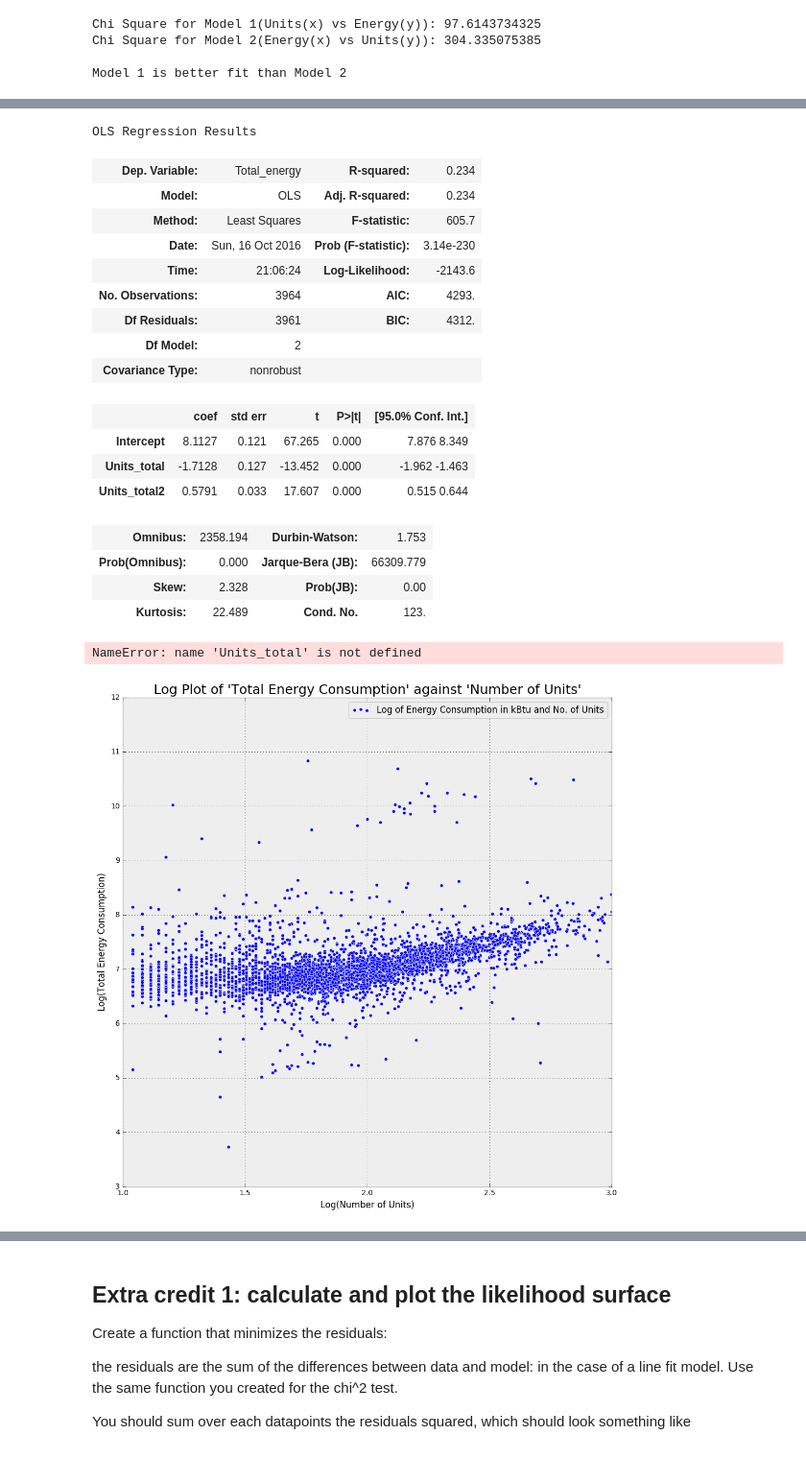
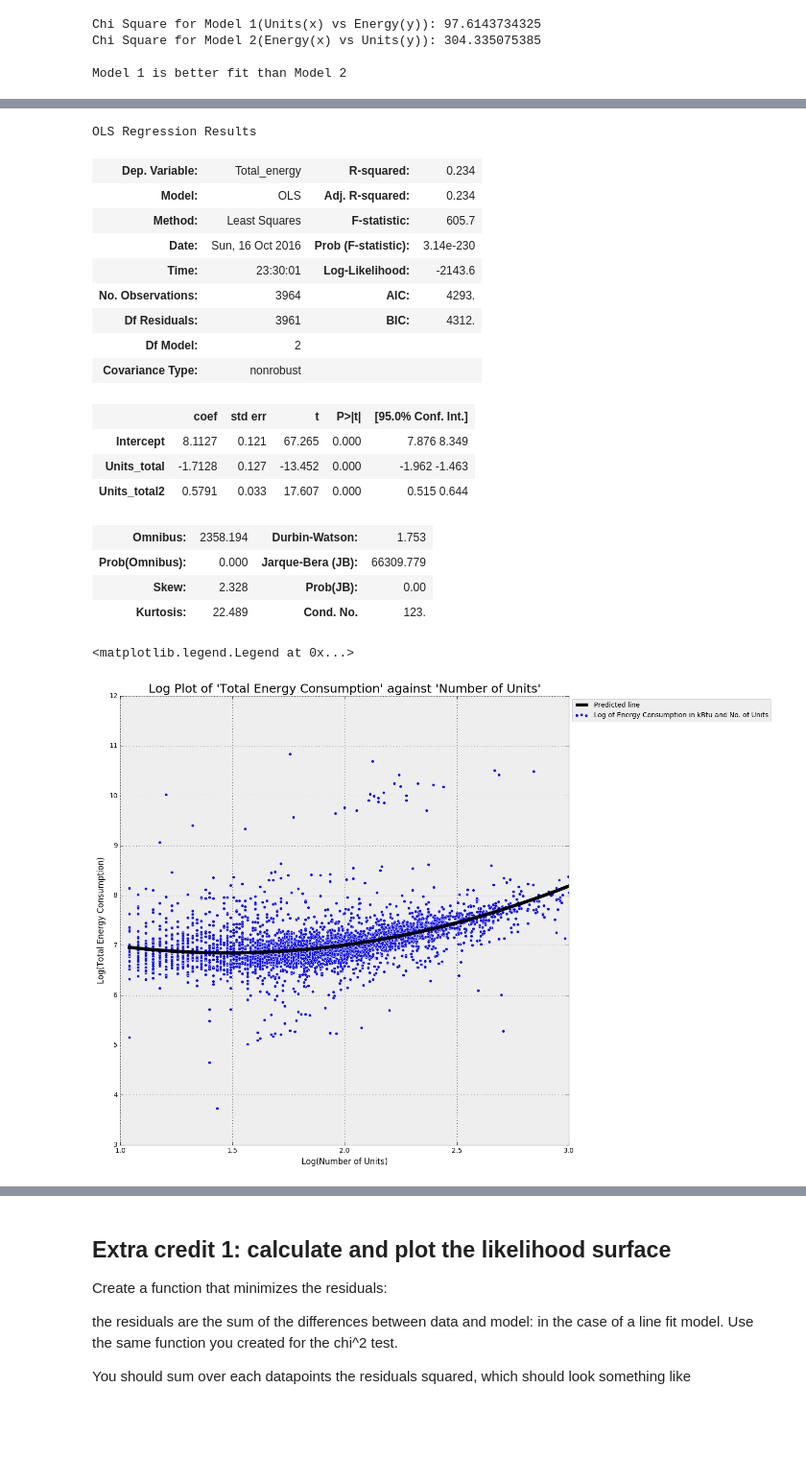
Before and after one commit to ace-gabriel/PUI2016_vys217, a Jupyter notebook: HW6_vys217/HW6_1_vys217.ipynb, the cells around one changed output, grey strips where cells are left out. Shown at 96% size. Saved outputs shown, nothing was run; the diff lists cells and outputs as text; code cells hidden in the pictures; blank space fills up the shorter version.

```diff
--- a/HW6_vys217/HW6_1_vys217.ipynb
+++ b/HW6_vys217/HW6_1_vys217.ipynb
@@ -459,8 +459,12 @@ Now fit a line through the data. you can use whatever you want to do it: statsmo
 # Creating a dataframe with the log variables
 data = pd.DataFrame({'Units_total':np.log10(bblnrgdata_refined['UnitsTotal']),
                      'Total_energy': np.log10(bblnrgdata_refined['total_energy'])})
+data = data[data['Units_total'] > np.log10(10)]
 data.reset_index(inplace=True)
 data.drop('index', axis = 1, inplace=True)
+
+data['Units_total2'] = data.Units_total**2
+data['Total_energy2'] = data.Total_energy**2
 # %%
 data.describe()
 # %% [output]
@@ -476,7 +480,3 @@ data.describe()
-# %%
-data = data[data['Units_total'] > np.log10(10)]
-data.reset_index(inplace=True)
-data.drop('index', axis = 1, inplace=True)
 # %%
 x = data.Units_total
 y = data.Total_energy
@@ -643,7 +640,7 @@ OLS Regression Results
 | Model: | OLS | Adj. R-squared: | 0.234 |
 | Method: | Least Squares | F-statistic: | 605.7 |
 | Date: | Sun, 16 Oct 2016 | Prob (F-statistic): | 3.14e-230 |
-| Time: | 21:06:24 | Log-Likelihood: | -2143.6 |
+| Time: | 23:30:01 | Log-Likelihood: | -2143.6 |
 | No. Observations: | 3964 | AIC: | 4293. |
 | Df Residuals: | 3961 | BIC: | 4312. |
 | Df Model: | 2 |  |  |
@@ -657,24 +654,22 @@ OLS Regression Results
 | Skew: | 2.328 | Prob(JB): | 0.00 |
 | Kurtosis: | 22.489 | Cond. No. | 123. |
 # %%
-#lin_pred2 = lin_model2.predict(data)
+#data.sort_values('Units_total', inplace=True)
+lin_pred2 = lin_model2.predict(data.sort_values('Units_total'))
 data.plot(kind='scatter',
           x='Units_total',
           y='Total_energy',
           figsize=(12, 12),
           label = 'Log of Energy Consumption in kBtu and No. of Units')
 
 pl.xlim(1,3)
 pl.title("Log Plot of 'Total Energy Consumption' against 'Number of Units'", fontsize = 18)
 pl.ylabel('Log(Total Energy Consumption)')
 pl.xlabel('Log(Number of Units)')
 
-x = data['Units_total'][:]
-y = lin_model2.predict(x)
-
-pl.plot(  x,y, c = 'black', label='Predicted line')
+pl.plot((sort(data.Units_total)), lin_pred2, c = 'black', lw = 5, label='Predicted line')
 
 pl.legend(fontsize = 10, loc="upper left", bbox_to_anchor=(1,1))
 # %% [output]
-NameError: name 'Units_total' is not defined
+<matplotlib.legend.Legend at 0x...>
-[figure, old version]
+[figure, new version]
```
Also changed, not shown: parts of 11 cells of this notebook.
